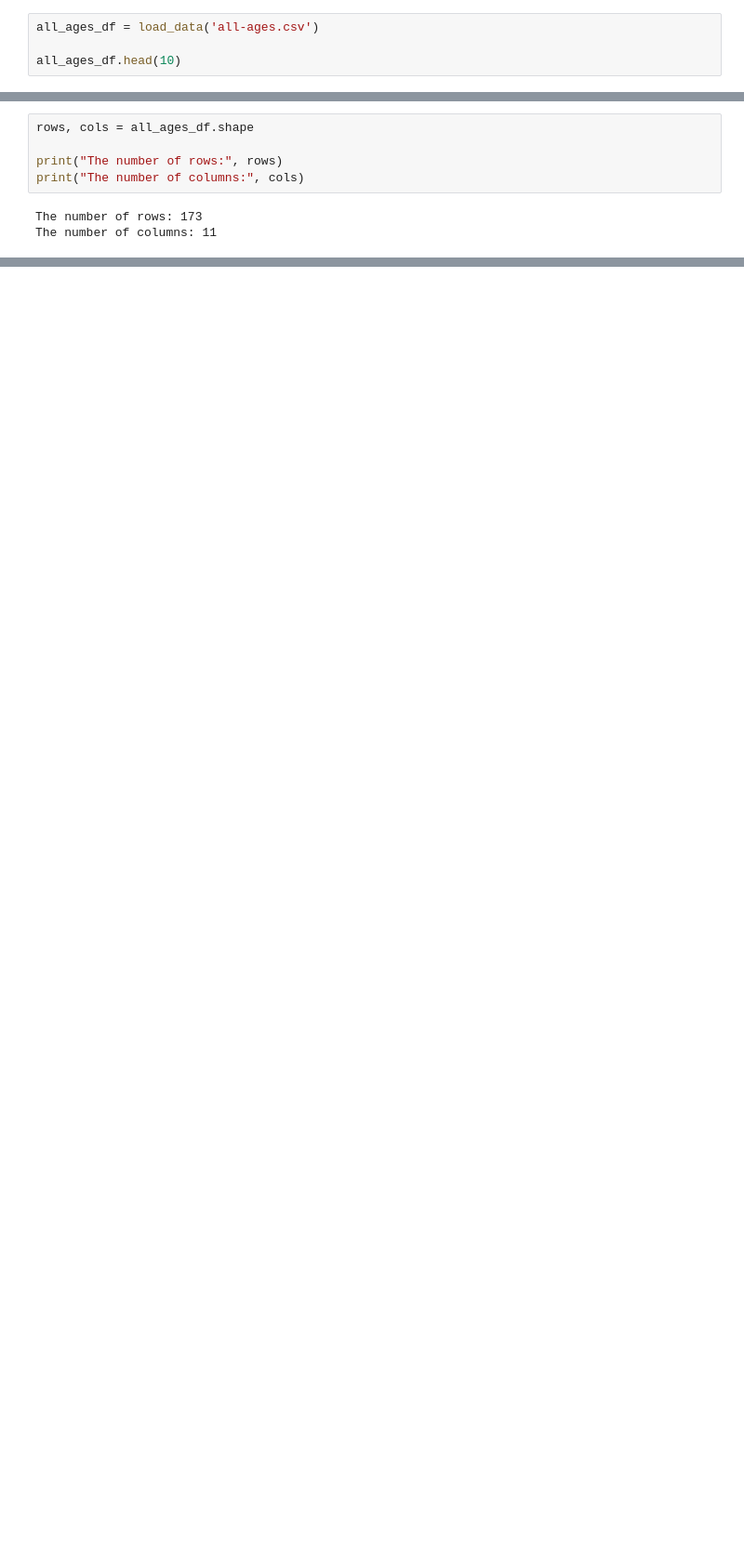
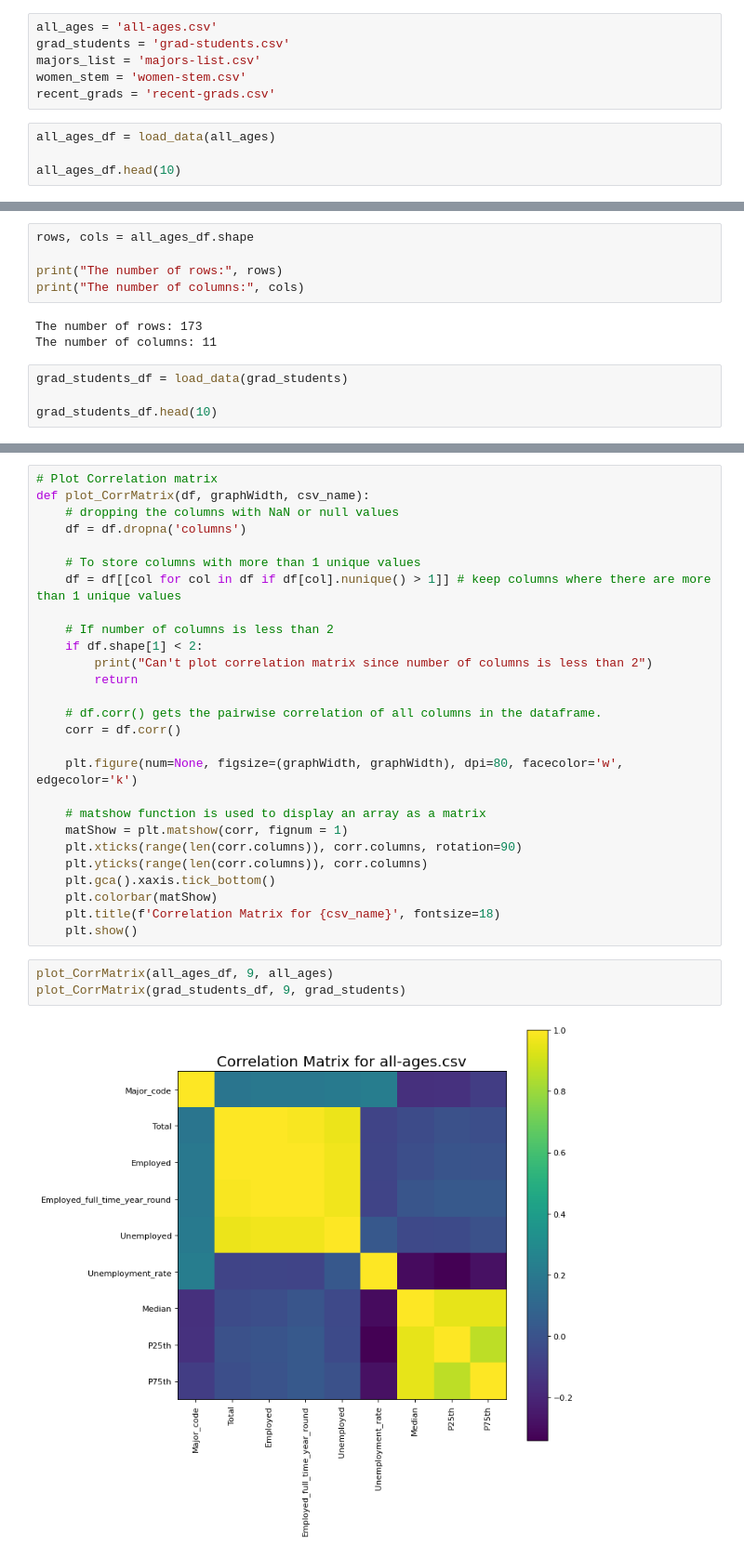
Before and after one commit to puneettokhi/CMPE255, a Jupyter notebook: college_major_analysis.ipynb, the cells around one changed output, grey strips where cells are left out. Shown at 93% size. Cells and saved outputs as stored; diff of their text form; blank space fills up the shorter version.

Commit message:
Adding correlation matrix

```diff
--- a/college_major_analysis.ipynb
+++ b/college_major_analysis.ipynb
@@ -25,8 +25,14 @@ def load_data(filename):
 3. women-stem.csv
 4. recent-grads.csv
 5. grad-students.csv
+# %%
+all_ages = 'all-ages.csv'
+grad_students = 'grad-students.csv'
+majors_list = 'majors-list.csv'
+women_stem = 'women-stem.csv'
+recent_grads = 'recent-grads.csv'
 # %%
-all_ages_df = load_data('all-ages.csv')
+all_ages_df = load_data(all_ages)
 
 all_ages_df.head(10)
 # %% [output]
@@ -49,3 +55,7 @@ print("The number of columns:", cols)
 # %% [output]
 The number of rows: 173
 The number of columns: 11
+# %%
+grad_students_df = load_data(grad_students)
+
+grad_students_df.head(10)
@@ -51,0 +77,32 @@ The number of columns: 11
+# %%
+# Plot Correlation matrix
+def plot_CorrMatrix(df, graphWidth, csv_name):
+    # dropping the columns with NaN or null values
+    df = df.dropna('columns')
+
+    # To store columns with more than 1 unique values
+    df = df[[col for col in df if df[col].nunique() > 1]] # keep columns where there are more than 1 unique values
+
+    # If number of columns is less than 2
+    if df.shape[1] < 2:
+        print("Can't plot correlation matrix since number of columns is less than 2")
+        return
+
+    # df.corr() gets the pairwise correlation of all columns in the dataframe.
+    corr = df.corr()
+
+    plt.figure(num=None, figsize=(graphWidth, graphWidth), dpi=80, facecolor='w', edgecolor='k')
+
+    # matshow function is used to display an array as a matrix
+    matShow = plt.matshow(corr, fignum = 1)
+    plt.xticks(range(len(corr.columns)), corr.columns, rotation=90)
+    plt.yticks(range(len(corr.columns)), corr.columns)
+    plt.gca().xaxis.tick_bottom()
+    plt.colorbar(matShow)
+    plt.title(f'Correlation Matrix for {csv_name}', fontsize=18)
+    plt.show()
+# %%
+plot_CorrMatrix(all_ages_df, 9, all_ages)
+plot_CorrMatrix(grad_students_df, 9, grad_students)
+# %% [output]
+[figure, added]
```
Also changed, not shown: parts of 3 cells of this notebook.
